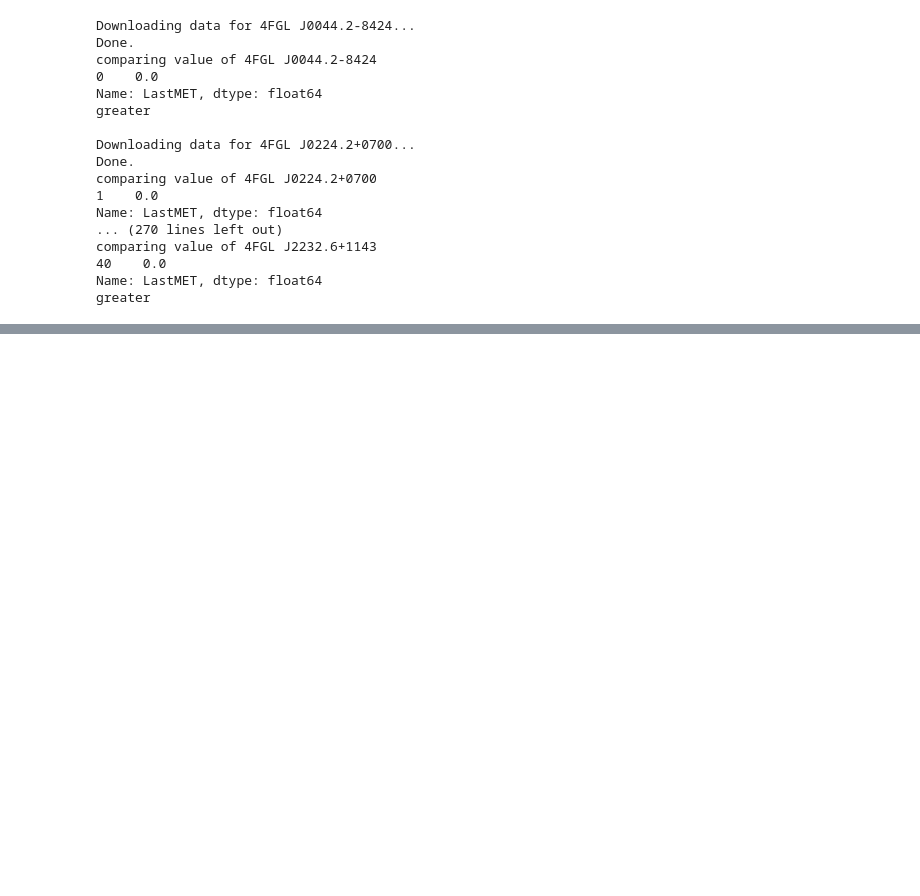
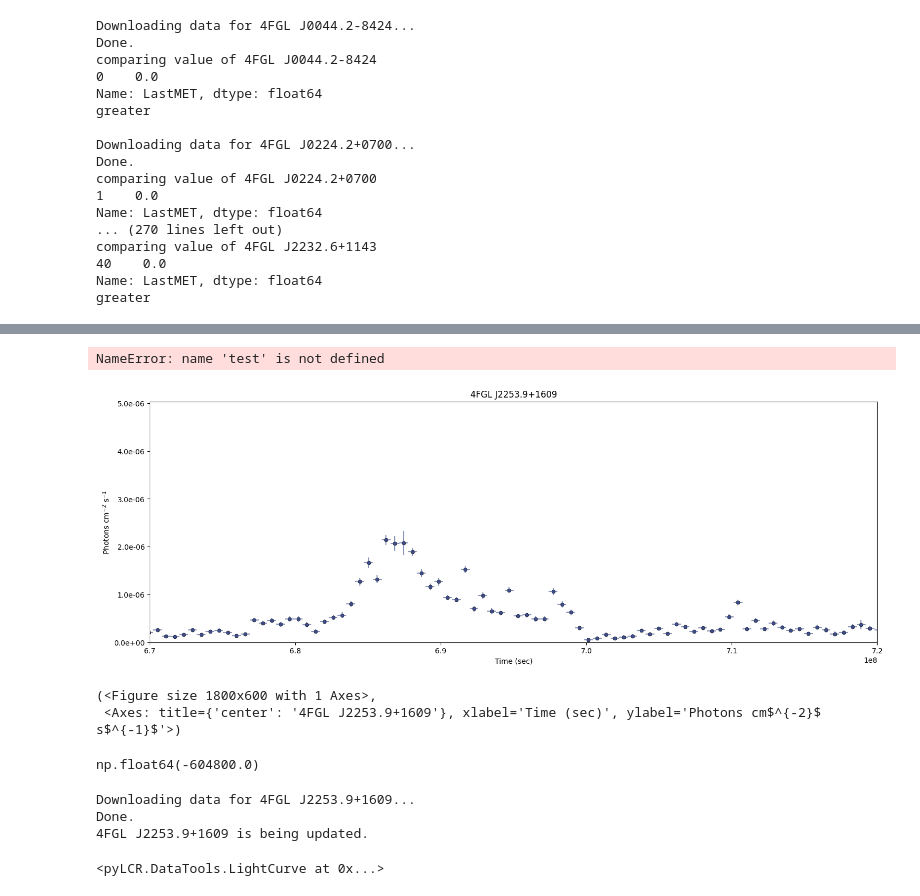
Before and after one commit to LatioAstro/AutomationDetection, a Jupyter notebook: Test.ipynb, the cells around one changed output, grey strips where cells are left out. Cells and saved outputs as stored; diff of their text form; code cells hidden in the pictures; blank space fills up the shorter version.

```diff
--- a/Test.ipynb
+++ b/Test.ipynb
@@ -126,0 +135,39 @@ value
+# %%
+df1 = pd.DataFrame([test.met_upperlimits,test.flux_upper_limits]).T
+df2 = pd.DataFrame([test.met_detections,test.flux]).T
+
+merged = pd.concat([df1,df2],axis=0,ignore_index=True)
+merged
+# %% [output]
+NameError: name 'test' is not defined
+# %%
+#data=pyLCR.getLightCurve('4FGL J2253.9+1609',cadence='weekly',flux_type='photon',index_type='fixed',ts_min=4)
+data
+pyLCR.plotLightCurve(data,xmin=6.7e8,xmax=7.2e8)
+# %% [output]
+[figure, added]
+(<Figure size 1800x600 with 1 Axes>,
+ <Axes: title={'center': '4FGL J2253.9+1609'}, xlabel='Time (sec)', ylabel='Photons cm$^{-2}$ s$^{-1}$'>)
+# %%
+data_df = pd.DataFrame({'met':data.met_detections,'flux':data.flux})
+data_df = data_df[(data_df['met']>6.7e8) & (data_df['met']<7.2e8)]
+data_df['met'].iloc[0]-data_df['met'].iloc[1]
+# %% [output]
+np.float64(-604800.0)
+# %%
+def METcheck(sourcename,oldMET,currentMET):
+    if np.abs(oldMET - currentMET) > 604800:
+        data = pyLCR.getLightCurve(sourcename,cadence='weekly',flux_type='photon',index_type='fixed',ts_min=4)
+        print(sourcename, 'is being updated.')
+        SOURCEMET.loc[SOURCEMET['Name']==sourcename,'LastMET']=currentMET
+        return data
+    else:
+        print(sourcename, 'is already up to date.')
+        return None
+
+METcheck('4FGL J2253.9+1609',SOURCEMET.loc[SOURCEMET['Name']==sourcename,'LastMET'].item(),pyLCR.getCurrentMET())
+# %% [output]
+Downloading data for 4FGL J2253.9+1609...
+Done.
+4FGL J2253.9+1609 is being updated.
+<pyLCR.DataTools.LightCurve at 0x...>
```
Also changed, not shown: parts of 10 cells of this notebook, 11 other files.
